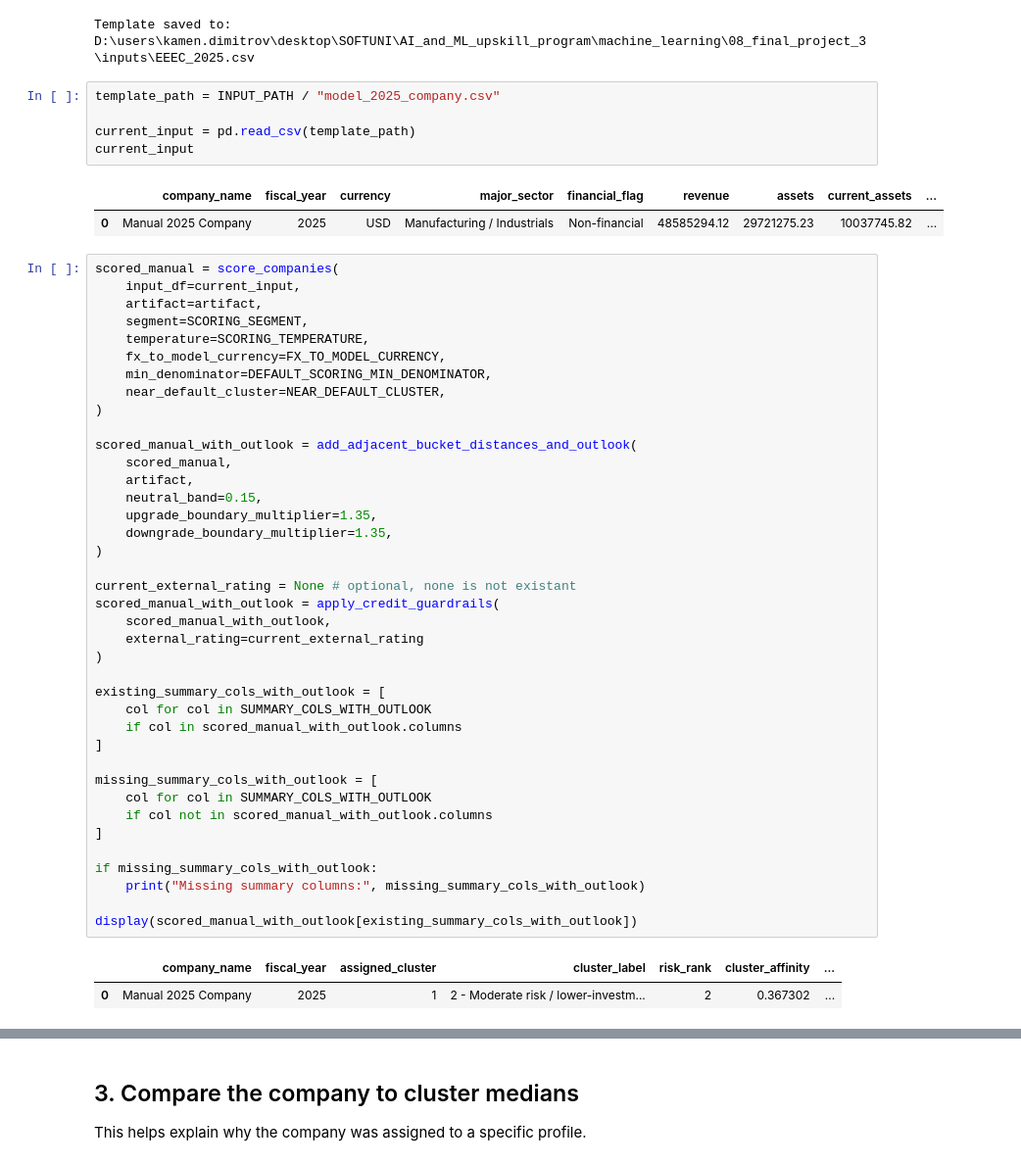
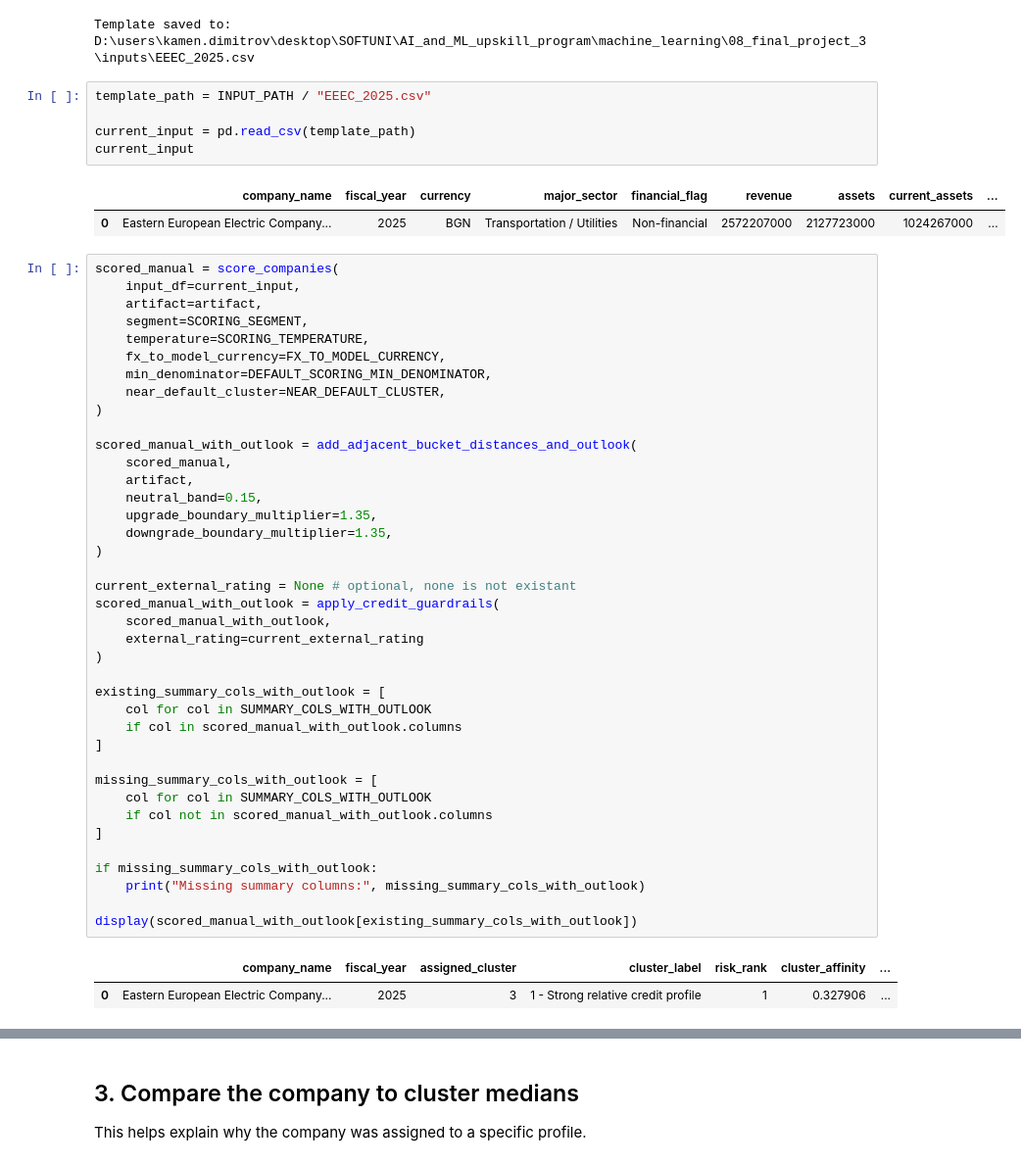
Before and after one commit to Kamend1/corporate_credit_clustering_tool, a Jupyter notebook: notebooks/03_private_company_credit_scoring_tool_feature_patch.ipynb, the cells around one changed output, grey strips where cells are left out. Shown at 98% size. Cells and saved outputs as stored; diff of their text form.

```diff
--- a/notebooks/03_private_company_credit_scoring_tool_feature_patch.ipynb
+++ b/notebooks/03_private_company_credit_scoring_tool_feature_patch.ipynb
@@ -198,13 +198,13 @@ print("Template saved to:", template_path)
 # %% [output]
 Template saved to: D:\users\kamen.dimitrov\desktop\SOFTUNI\AI_and_ML_upskill_program\machine_learning\08_final_project_3\inputs\EEEC_2025.csv
 # %%
-template_path = INPUT_PATH / "model_2025_company.csv"
+template_path = INPUT_PATH / "EEEC_2025.csv"
 
 current_input = pd.read_csv(template_path)
 current_input
 # %% [output]
 |  | company_name | fiscal_year | currency | major_sector | financial_flag | revenue | assets | current_assets | ... |
-| 0 | Manual 2025 Company | 2025 | USD | Manufacturing / Industrials | Non-financial | 48585294.12 | 29721275.23 | 10037745.82 | ... |
+| 0 | Eastern European Electric Company... | 2025 | BGN | Transportation / Utilities | Non-financial | 2572207000 | 2127723000 | 1024267000 | ... |
 # %%
 scored_manual = score_companies(
     input_df=current_input,
@@ -246,7 +246,7 @@ if missing_summary_cols_with_outlook:
 display(scored_manual_with_outlook[existing_summary_cols_with_outlook])
 # %% [output]
 |  | company_name | fiscal_year | assigned_cluster | cluster_label | risk_rank | cluster_affinity | ... |
-| 0 | Manual 2025 Company | 2025 | 1 | 2 - Moderate risk / lower-investm... | 2 | 0.367302 | ... |
+| 0 | Eastern European Electric Company... | 2025 | 3 | 1 - Strong relative credit profile | 1 | 0.327906 | ... |
 # %%
 # ---------------------------------------------------------------------
 # 8. Company ratio and diagnostic snapshot
```
Also changed, not shown: parts of 9 cells of this notebook, 12 other files.
